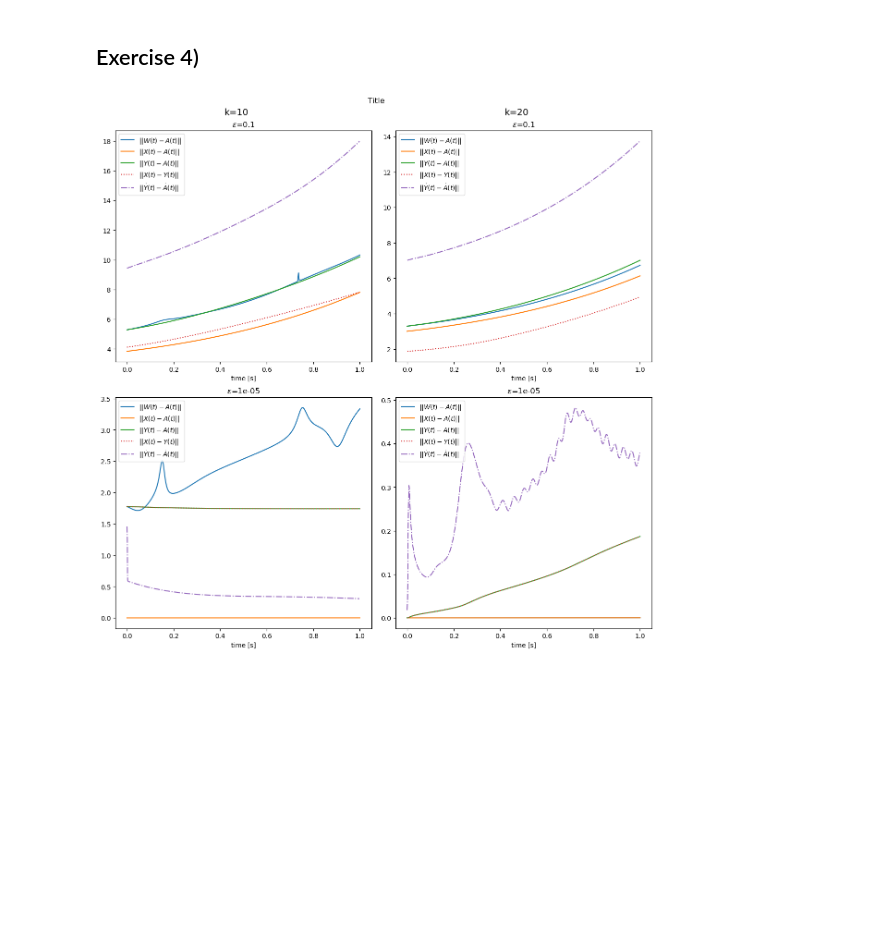
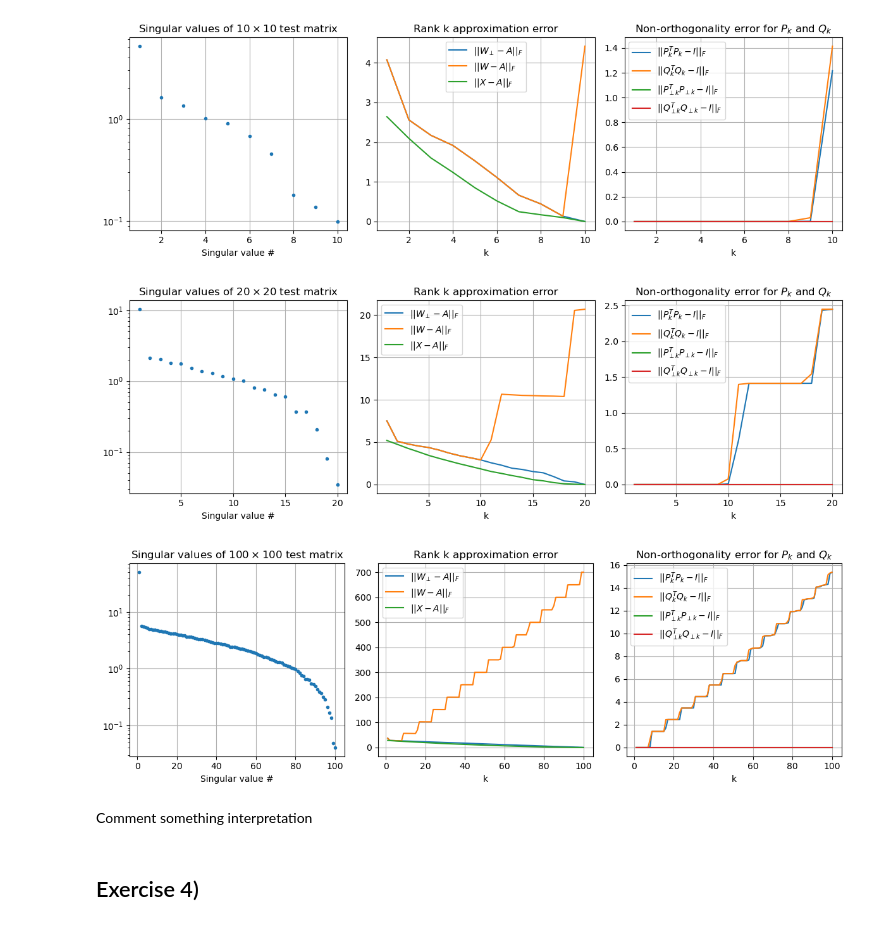
Before and after one commit to KristianHolme/NumLinAlg-project-2, a Jupyter notebook: Project2.ipynb, the cells around one changed output. Drawn from its saved outputs; the diff is of its cells as text; code cells hidden in the pictures; blank space fills up the shorter version.

```diff
--- a/Project2.ipynb
+++ b/Project2.ipynb
@@ -7,3 +11,11 @@ from utils import *
+# %%
+CompareRankkApproximation(ns=[10, 20, 100], res=4)
+# %% [output]
+[figure, added]
+[figure, added]
+[figure, added]
+# %% [markdown]
+Comment something interpretation
 # %% [markdown]
 ## Exercise 4)
 # %%
@@ -17,18 +29,0 @@ for k in ks:
-# %%
-ksToPlot = 2
-epssToPlot = len(epss)
-res = 6
-fig = plt.figure(constrained_layout=True, figsize=(ksToPlot*res, epssToPlot*res))
-fig.suptitle(f"Title")
-subfigs = fig.subfigures(nrows=1, ncols=ksToPlot)
-for row, subfig in enumerate(subfigs):
-    k = ks[row]
-    subfig.suptitle(f"k={k}", fontsize=14)
-    axs = subfig.subplots(nrows=epssToPlot, ncols=1)
-    for col, ax in enumerate(axs):
-        eps = epss[col]
-        plotTimeIntegrationResults(ax, resultsByKByEps[k][eps], f"$\epsilon$={eps}")
-# plt.tight_layout()
-plt.show()
-# %% [output]
-[figure, removed]
```
Also changed, not shown: parts of 7 cells of this notebook, 10 other files.
